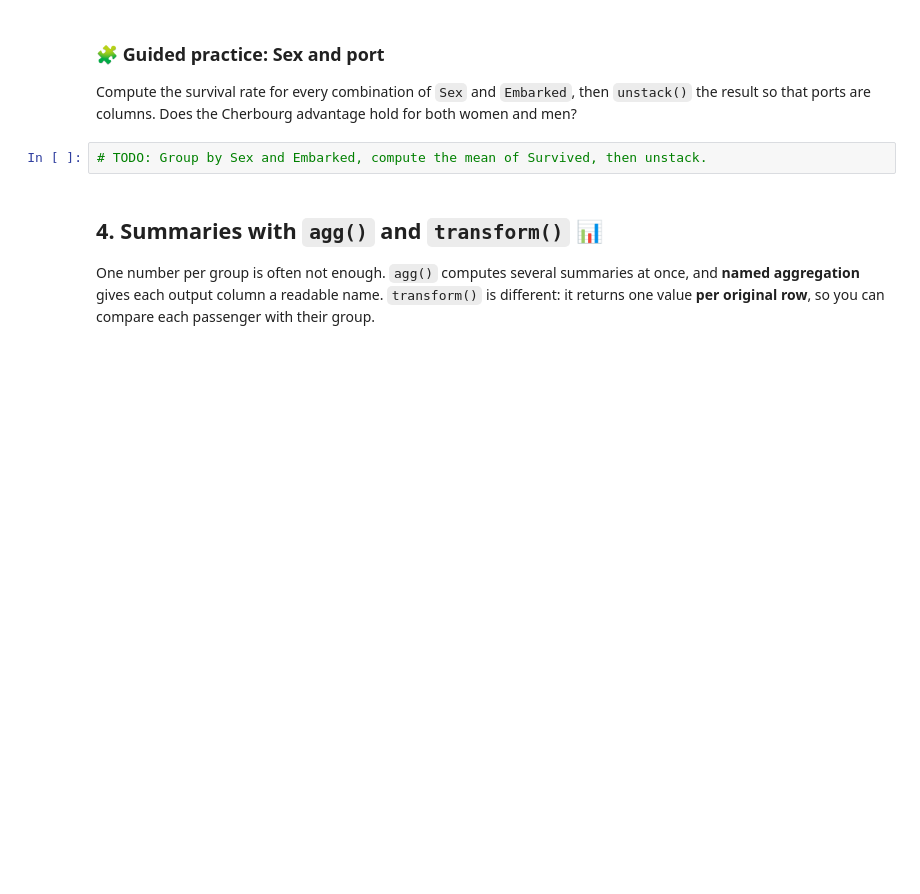
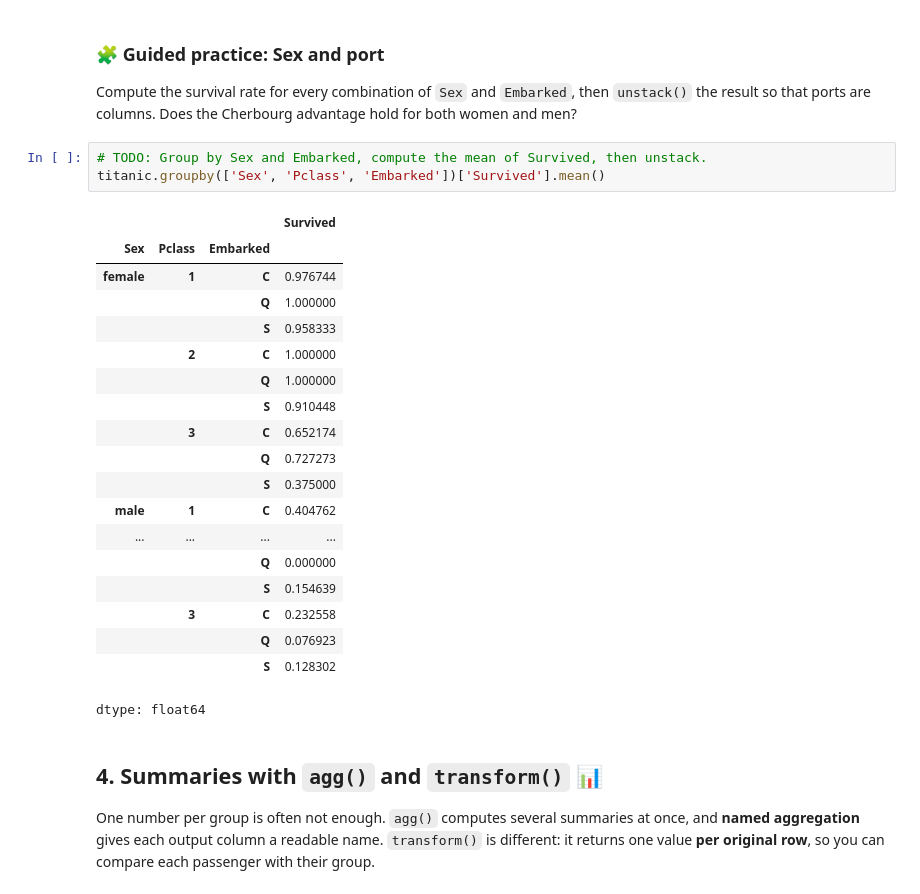
Before and after one commit to harshvardhaniimi/isa383-google-colab, a Jupyter notebook: 10_Pandas_Advanced.ipynb, the cells around one changed output. Drawn from its saved outputs; the diff is of its cells as text; blank space fills up the shorter version.

```diff
--- a/10_Pandas_Advanced.ipynb
+++ b/10_Pandas_Advanced.ipynb
@@ -339,6 +415,27 @@ Compute the survival rate for every combination of `Sex` and `Embarked`, then `u
 Does the Cherbourg advantage hold for both women and men?
 # %%
 # TODO: Group by Sex and Embarked, compute the mean of Survived, then unstack.
+titanic.groupby(['Sex', 'Pclass', 'Embarked'])['Survived'].mean()
+# %% [output]
+|  |  |  | Survived |
+| Sex | Pclass | Embarked |  |
+| female | 1 | C | 0.976744 |
+|  |  | Q | 1.000000 |
+|  |  | S | 0.958333 |
+|  | 2 | C | 1.000000 |
+|  |  | Q | 1.000000 |
+|  |  | S | 0.910448 |
+|  | 3 | C | 0.652174 |
+|  |  | Q | 0.727273 |
+|  |  | S | 0.375000 |
+| male | 1 | C | 0.404762 |
+| ... | ... | ... | ... |
+|  |  | Q | 0.000000 |
+|  |  | S | 0.154639 |
+|  | 3 | C | 0.232558 |
+|  |  | Q | 0.076923 |
+|  |  | S | 0.128302 |
+dtype: float64
 # %% [markdown]
 ## 4. Summaries with `agg()` and `transform()` 📊
 
```
Also changed, not shown: parts of 15 cells of this notebook.
